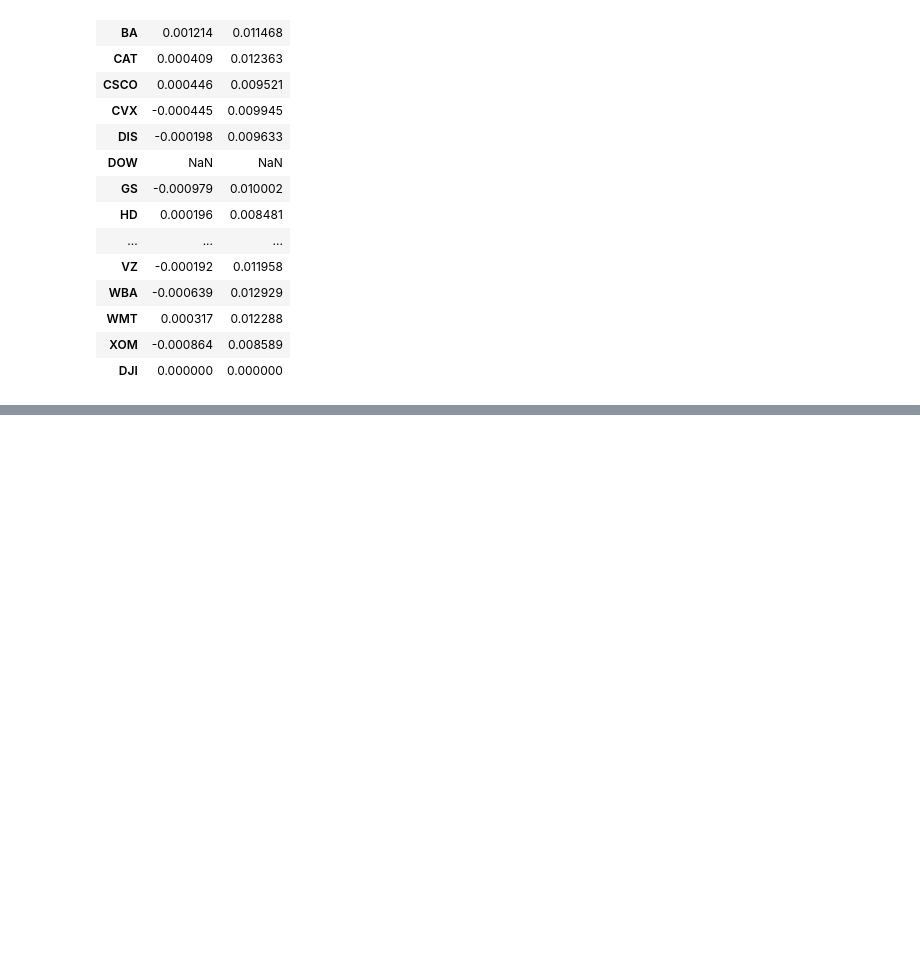
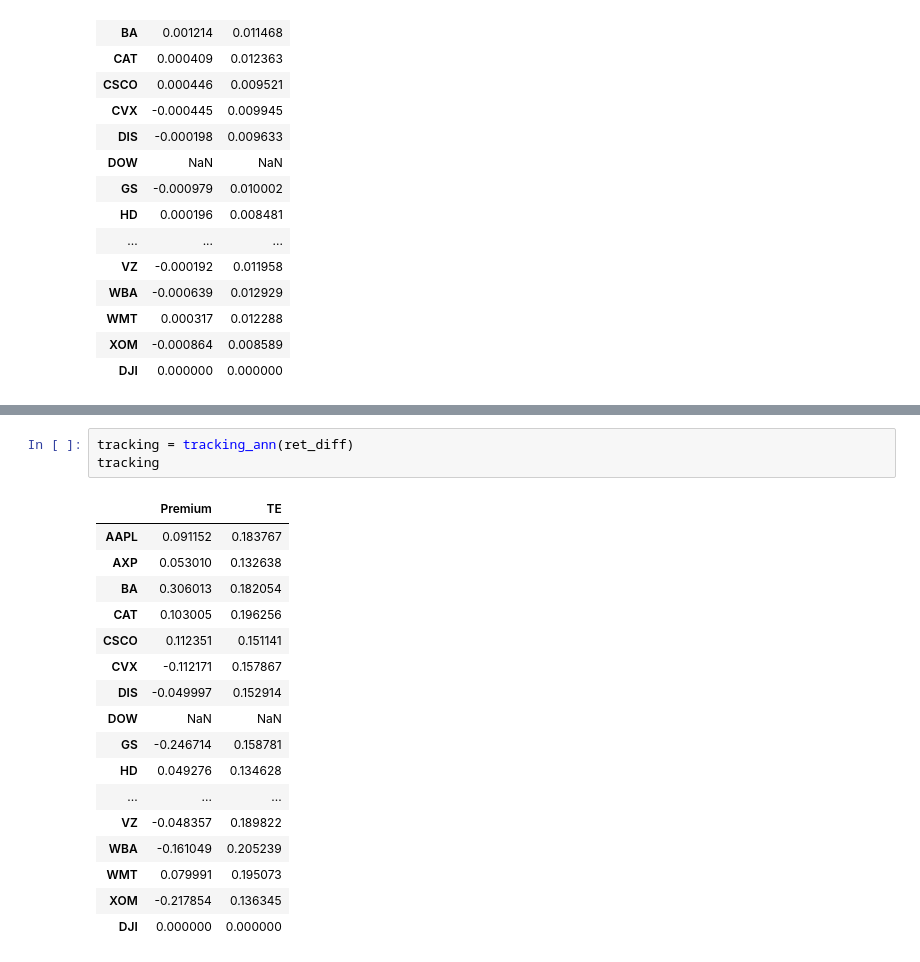
Before and after one commit to cmj123/index_tracking_forward_testing, a Jupyter notebook: index_tracking.ipynb, the cells around one changed output, grey strips where cells are left out. Drawn from its saved outputs; the diff is of its cells as text; blank space fills up the shorter version.

```diff
--- a/index_tracking.ipynb
+++ b/index_tracking.ipynb
@@ -268,0 +278,21 @@ ret_diff.agg(["mean","std"]).T
+# %%
+tracking = tracking_ann(ret_diff)
+tracking
+# %% [output]
+|  | Premium | TE |
+| AAPL | 0.091152 | 0.183767 |
+| AXP | 0.053010 | 0.132638 |
+| BA | 0.306013 | 0.182054 |
+| CAT | 0.103005 | 0.196256 |
+| CSCO | 0.112351 | 0.151141 |
+| CVX | -0.112171 | 0.157867 |
+| DIS | -0.049997 | 0.152914 |
+| DOW | NaN | NaN |
+| GS | -0.246714 | 0.158781 |
+| HD | 0.049276 | 0.134628 |
+| ... | ... | ... |
+| VZ | -0.048357 | 0.189822 |
+| WBA | -0.161049 | 0.205239 |
+| WMT | 0.079991 | 0.195073 |
+| XOM | -0.217854 | 0.136345 |
+| DJI | 0.000000 | 0.000000 |
```
Also changed, not shown: parts of 9 cells of this notebook.
